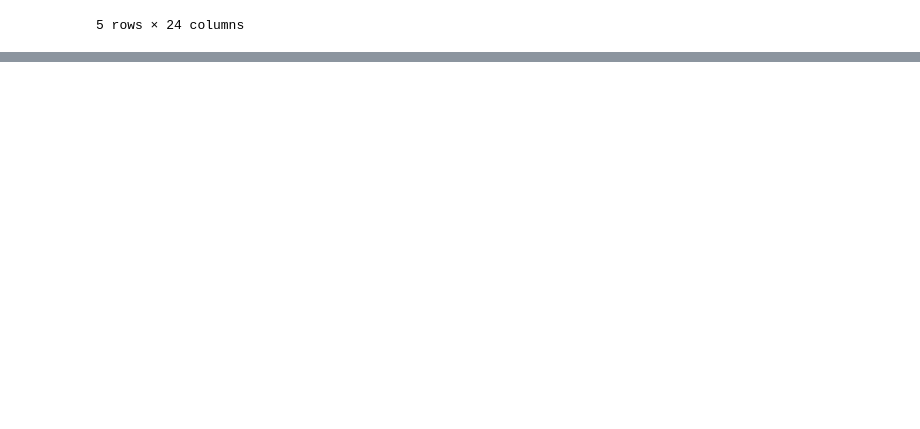
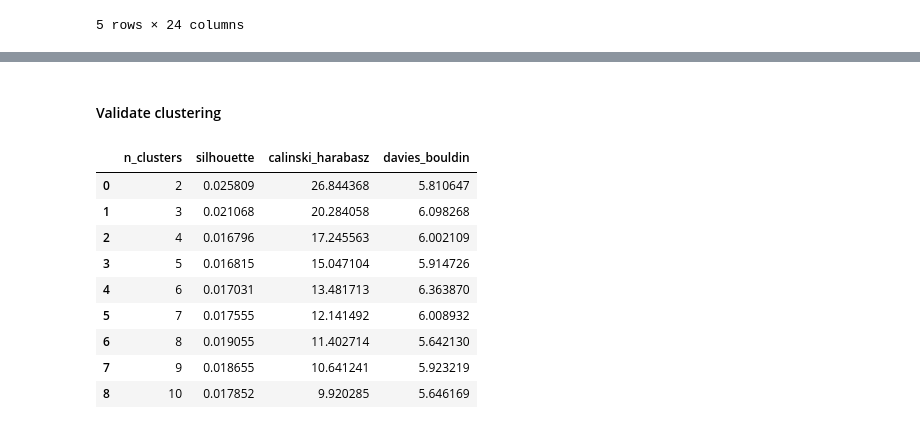
Before and after one commit to adriadi/project-nlp-business-case-automated-customers-reviews-v2, a Jupyter notebook: code/main.ipynb, the cells around one changed output, grey strips where cells are left out. Cells and saved outputs as stored; diff of their text form; code cells hidden in the pictures; blank space fills up the shorter version.

```diff
--- a/code/main.ipynb
+++ b/code/main.ipynb
@@ -34,0 +227,21 @@ df.head()
+# %%
+from sklearn.manifold import TSNE
+from sklearn.feature_extraction.text import TfidfVectorizer
+
+import matplotlib.pyplot as plt
+
+sample_df = df_filtered.sample(n=1000, random_state=42) if len(df_filtered) > 1000 else df_filtered
+
+vectorizer = TfidfVectorizer(max_features=500)
+X = vectorizer.fit_transform(sample_df['cleaned_text'])
+
+tsne = TSNE(n_components=2, random_state=42, perplexity=30)
+X_embedded = tsne.fit_transform(X.toarray())
+
+plt.figure(figsize=(10, 7))
+plt.scatter(X_embedded[:, 0], X_embedded[:, 1], c=sample_df['reviews.rating'], cmap='viridis', alpha=0.6)
+plt.colorbar(label='Review Rating')
+plt.title('t-SNE visualization of Amazon Reviews')
+plt.xlabel('t-SNE 1')
+plt.ylabel('t-SNE 2')
+plt.show()
@@ -34,0 +280,35 @@ df.head()
+# %% [markdown]
+#### Validate clustering
+# %%
+from sklearn.cluster import KMeans
+from sklearn.metrics import silhouette_score, calinski_harabasz_score, davies_bouldin_score
+import pandas as pd
+
+# Try different numbers of clusters and evaluate
+scores = []
+for n_clusters in range(2, 11):
+	kmeans = KMeans(n_clusters=n_clusters, random_state=42, n_init=10)
+	labels = kmeans.fit_predict(X)
+	sil_score = silhouette_score(X, labels)
+	ch_score = calinski_harabasz_score(X.toarray(), labels)
+	db_score = davies_bouldin_score(X.toarray(), labels)
+	scores.append({
+		'n_clusters': n_clusters,
+		'silhouette': sil_score,
+		'calinski_harabasz': ch_score,
+		'davies_bouldin': db_score
+	})
+
+# Display scores
+pd.DataFrame(scores)
+# %% [output]
+|  | n_clusters | silhouette | calinski_harabasz | davies_bouldin |
+| 0 | 2 | 0.025809 | 26.844368 | 5.810647 |
+| 1 | 3 | 0.021068 | 20.284058 | 6.098268 |
+| 2 | 4 | 0.016796 | 17.245563 | 6.002109 |
+| 3 | 5 | 0.016815 | 15.047104 | 5.914726 |
+| 4 | 6 | 0.017031 | 13.481713 | 6.363870 |
+| 5 | 7 | 0.017555 | 12.141492 | 6.008932 |
+| 6 | 8 | 0.019055 | 11.402714 | 5.642130 |
+| 7 | 9 | 0.018655 | 10.641241 | 5.923219 |
+| 8 | 10 | 0.017852 | 9.920285 | 5.646169 |
```
Also changed, not shown: parts of 44 cells of this notebook, 2 other files.
